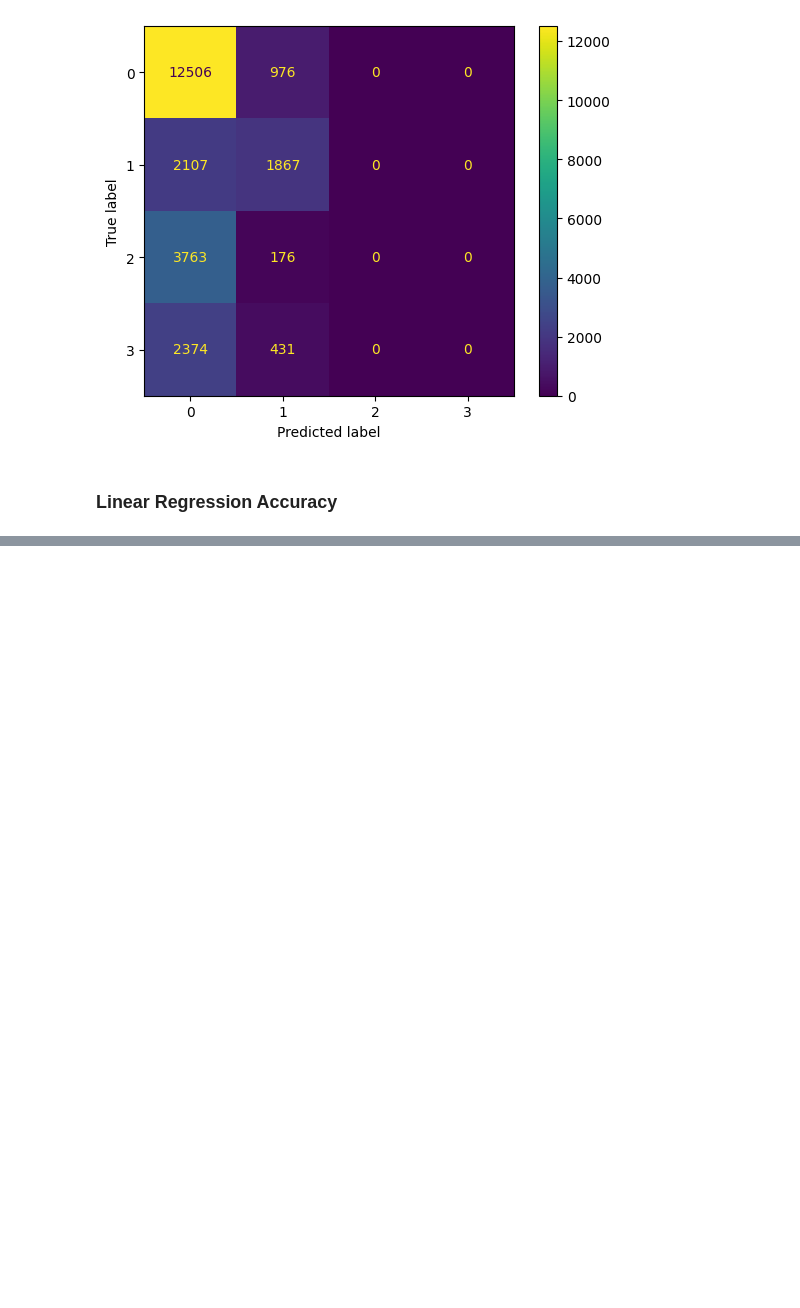
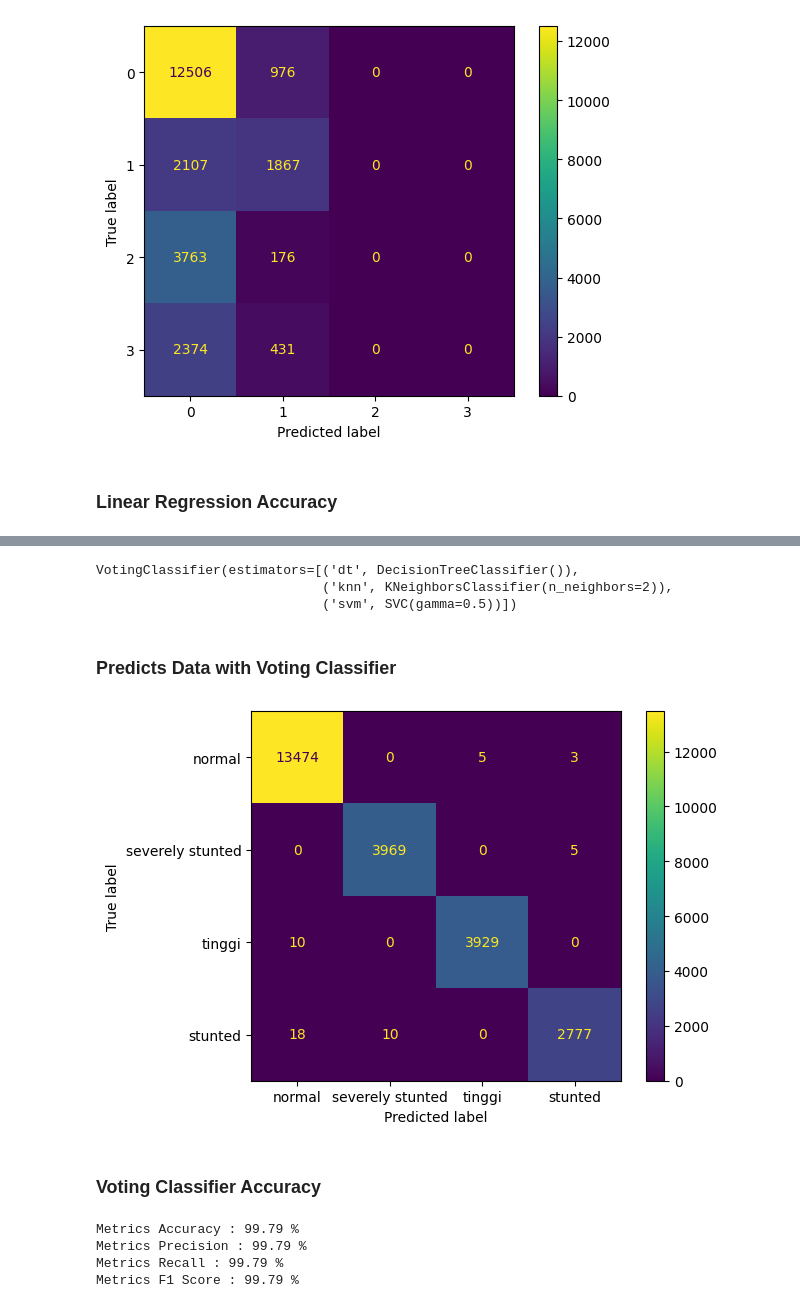
Before and after one commit to sammmms/Artificial-IntelligenceTugas, a Jupyter notebook: 221110680_SamuelOnasis.ipynb, the cells around one changed output, grey strips where cells are left out. Saved outputs shown, nothing was run; the diff lists cells and outputs as text; code cells hidden in the pictures; blank space fills up the shorter version.

Commit message:
feat: svr, voting classifier, and accuracy summary

```diff
--- a/221110680_SamuelOnasis.ipynb
+++ b/221110680_SamuelOnasis.ipynb
@@ -779,0 +924,52 @@ Metrics F1 Score : 48.97%
+# %%
+model1 = DecisionTreeClassifier()
+model2 = KNeighborsClassifier(n_neighbors=2)
+model3 = SVC(kernel = "rbf", gamma=0.5, C=1.0)
+
+columns = ['Umur (bulan)', 'Tinggi Badan (cm)', 'Jenis Kelamin']
+
+X = new_df[columns]
+y = new_df['Status Gizi']
+
+X_train, X_test, y_train, y_test = train_test_split(X, y, test_size=0.2, random_state=1)
+
+voting_classifier = VotingClassifier(estimators=[('dt', model1), ('knn', model2), ('svm', model3)], voting='hard')
+
+voting_classifier.fit(X_train, y_train)
+# %% [output]
+VotingClassifier(estimators=[('dt', DecisionTreeClassifier()),
+                             ('knn', KNeighborsClassifier(n_neighbors=2)),
+                             ('svm', SVC(gamma=0.5))])
+# %% [markdown]
+### Predicts Data with Voting Classifier
+# %%
+predicted = voting_classifier.predict(X_test)
+# %%
+confusion_matrix = metrics.confusion_matrix(y_test, predicted)
+
+confusion_matrix_display = metrics.ConfusionMatrixDisplay(confusion_matrix=confusion_matrix, display_labels=['normal', 'severely stunted', 'tinggi', 'stunted'])
+
+confusion_matrix_display.plot()
+
+plt.show()
+# %% [output]
+[figure, added]
+# %% [markdown]
+### Voting Classifier Accuracy
+# %%
+metrics_accuracy = round(metrics.accuracy_score(y_test, predicted) * 100, 2)
+metrics_precision = round(metrics.precision_score(y_test, predicted, average='weighted', zero_division=0) * 100, 2)
+metrics_recall = round(metrics.recall_score(y_test, predicted, average='weighted', zero_division=0) * 100, 2)
+metrics_f1_score = round(metrics.f1_score(y_test, predicted, average='weighted', zero_division=0) * 100, 2)
+
+metrics_array += [["Voting Classifier", metrics_accuracy, metrics_precision, metrics_recall, metrics_f1_score]]
+
+print("Metrics Accuracy :", metrics_accuracy, "%")
+print("Metrics Precision :", metrics_precision, "%")
+print("Metrics Recall :", metrics_recall, "%")
+print("Metrics F1 Score :", metrics_f1_score, "%")
+# %% [output]
+Metrics Accuracy : 99.79 %
+Metrics Precision : 99.79 %
+Metrics Recall : 99.79 %
+Metrics F1 Score : 99.79 %
```
Also changed, not shown: parts of 44 cells of this notebook.
